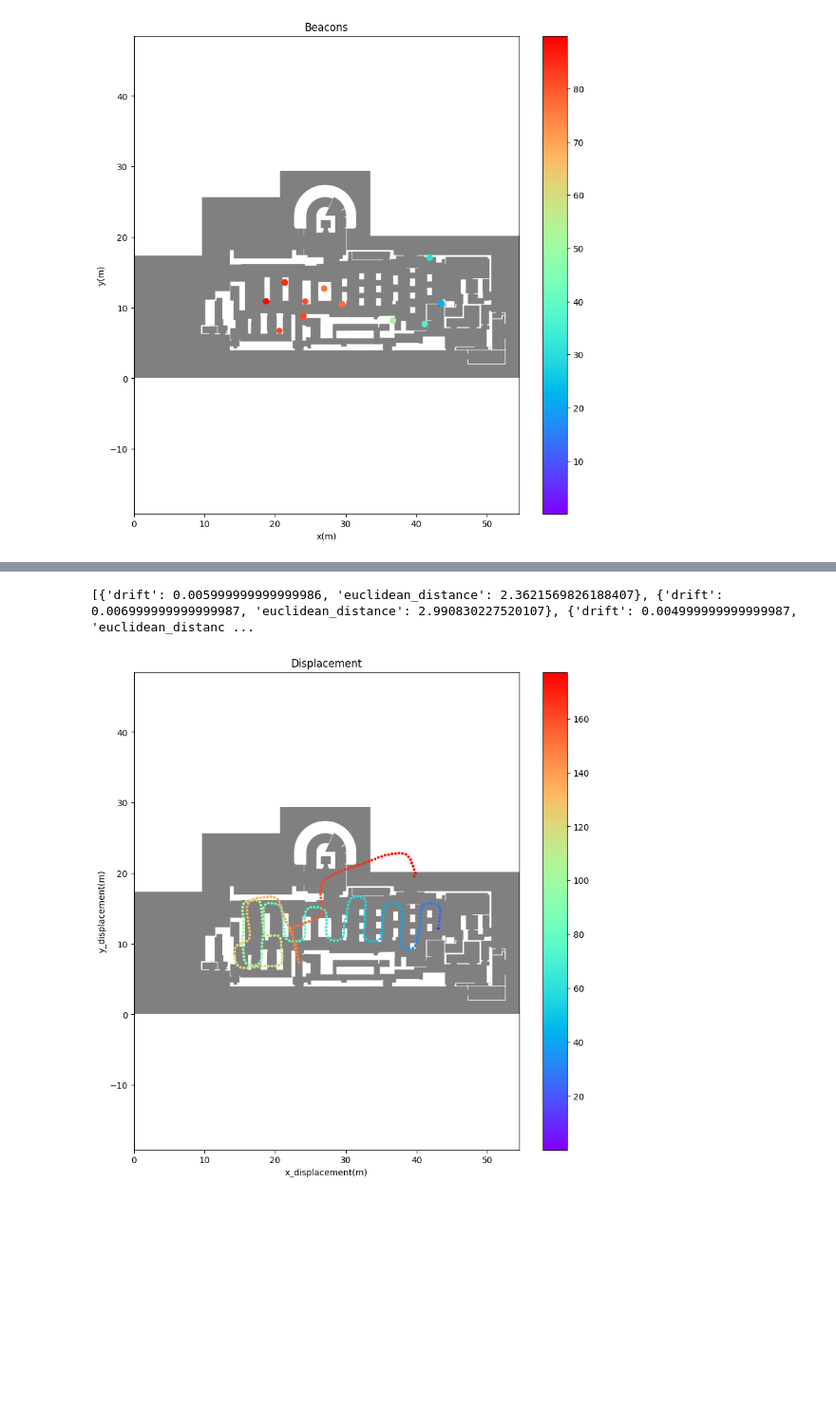
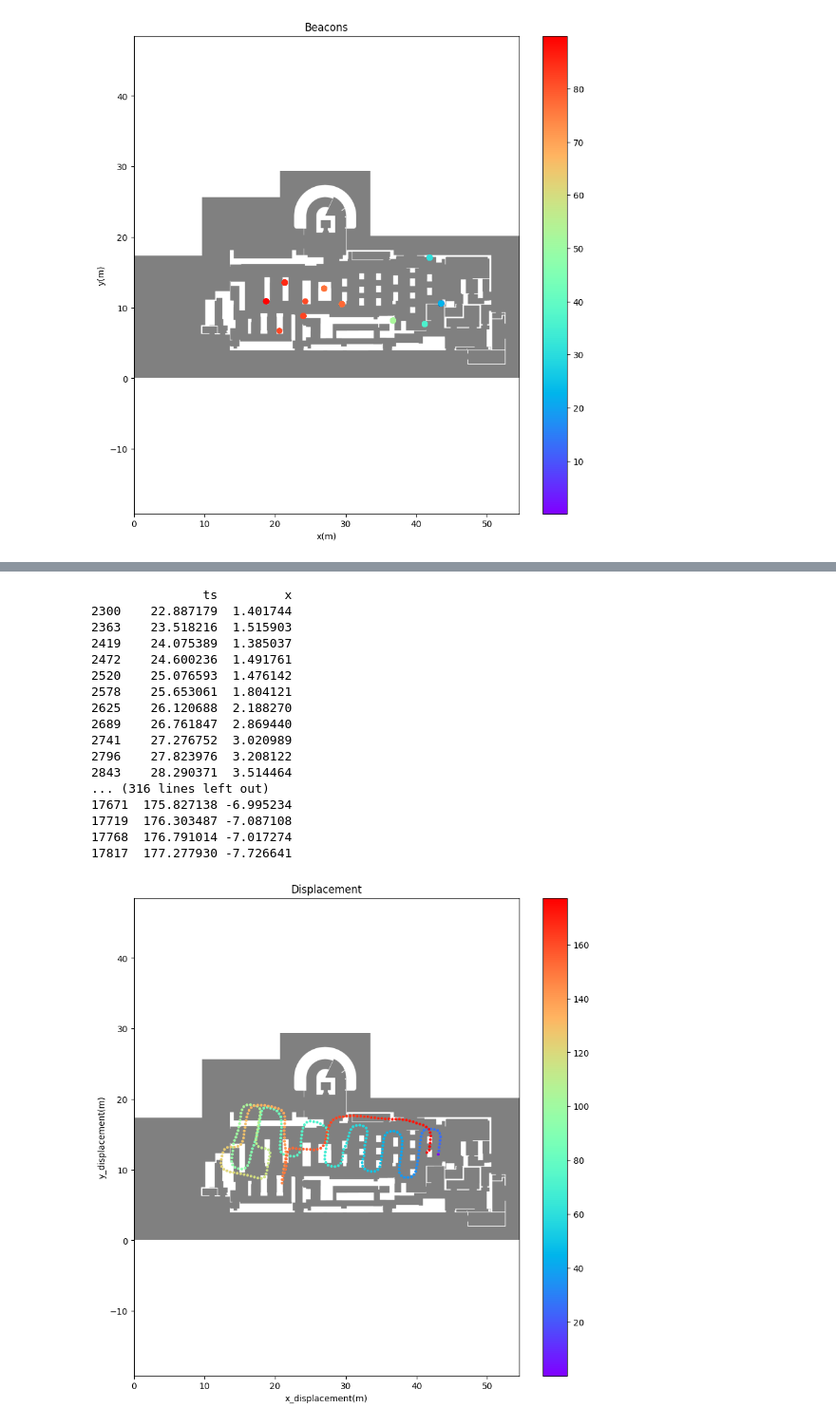
Before and after one commit to happy663/xDR-Challenge-2023-EvaalAPI-server-access, a Jupyter notebook: dataset/src/main_ble.ipynb, the cells around one changed output, grey strips where cells are left out. Shown at 95% size. Drawn from its saved outputs; the diff is of its cells as text; code cells hidden in the pictures; blank space fills up the shorter version.

```diff
--- a/dataset/src/main_ble.ipynb
+++ b/dataset/src/main_ble.ipynb
@@ -13,11 +13,12 @@ import matplotlib.pyplot as plt
 from scipy.spatial.transform import Rotation as R
 from PIL import Image
 
-plt.matplotlib.pyplot.rcParams['figure.figsize'] = (16.0, 6.0)
+plt.rcParams['figure.figsize'] = (16.0, 6.0)
 pd.set_option('display.max_rows', None)
 pd.set_option('display.max_columns', None)
 # %%
-LOG_FILE_PATH = "../trials/4_1_51.txt"
+# LOG_FILE_PATH = "../trials/Track5_second_evaluation_01_pdr.txt"
+LOG_FILE_PATH = "../trials/4_1_51_pdr.txt"
 GIS_BASE_PATH = "../gis/"
 BEACON_LIST_PATH = GIS_BASE_PATH + "beacon_list.csv"
 FLOOR_NAMES = ["FLU01", "FLU02", "FLD01"]
@@ -157,0 +224,3 @@ plt.show()
+# %%
+peaks, _ = find_peaks(acc['rolling_norm'], height=12)
+print(peaks)
@@ -158,12 +245,11 @@ plt.show()
 # %%
-
-gyro_in_step_timing = pd.DataFrame()
-gyro_in_step_timing = estimate.match_data(gyro, acc.ts[peaks])
-
 
 # ジャイロを積分して角度に変換
 angle_in_step_timing = pd.DataFrame()
-angle_in_step_timing= estimate.convert_to_peek_angle(gyro, acc, peaks)
+angle_in_step_timing= estimate.match_data(angle_df, acc.ts[peaks])
+
+
+
 
 plt.plot(angle_in_step_timing.ts, angle_in_step_timing['x'])
 plt.xlabel("timestamp (s)")
@@ -278,32 +403,50 @@ plt.show()
 # %%
+print(rotate_by_first_half_angle)
+
 optimal_drift_and_euclidean=estimate.search_optimal_drift_from_angle(rotate_by_first_half_angle,gt_ref)
 
 
-# first_time_remove_drift_angle= pd.DataFrame({
-    # "ts":rotate_by_first_half_angle.ts,
-    # "x":rotate_by_first_half_angle.x-optimal_drift_and_euclidean['drift']*(rotate_by_first_half_angle.ts-rotate_by_first_half_angle.ts.iloc[0])
-# })
-
 first_time_remove_drift_angle= pd.DataFrame({
     "ts":rotate_by_first_half_angle.ts,
-    "x":rotate_by_first_half_angle.x-0.002999999999999989*(rotate_by_first_half_angle.ts-rotate_by_first_half_angle.ts.iloc[0])
+    "x":rotate_by_first_half_angle.x-optimal_drift_and_euclidean['drift']*(rotate_by_first_half_angle.ts-rotate_by_first_half_angle.ts.iloc[0])
 })
+
+# first_time_remove_drift_angle= pd.DataFrame({
+#     "ts":rotate_by_first_half_angle.ts,
+#     "x":rotate_by_first_half_angle.x-0.002999999999999989*(rotate_by_first_half_angle.ts-rotate_by_first_half_angle.ts.iloc[0])
+# })
 
 
 first_time_remove_drift_angle_displacement = estimate.calculate_cumulative_displacement(
     first_time_remove_drift_angle.ts, first_time_remove_drift_angle['x'], 0.5, {"x": gt_ref.x[0], "y": gt_ref.y[0]},gt_ref['%time'][0])
 
 estimate.plot_map(map_dict,floor_name, dx, dy)
 plt.colorbar(
     plt.scatter(first_time_remove_drift_angle_displacement.x_displacement, first_time_remove_drift_angle_displacement.y_displacement,
                 c=first_time_remove_drift_angle_displacement.ts, cmap="rainbow",s=5))
 plt.xlabel("x_displacement(m)")
 plt.ylabel("y_displacement(m)")
 plt.title("Displacement")
 plt.show()
 # %% [output]
-[{'drift': 0.005999999999999986, 'euclidean_distance': 2.3621569826188407}, {'drift': 0.006999999999999987, 'euclidean_distance': 2.990830227520107}, {'drift': 0.004999999999999987, 'euclidean_distanc ...
+               ts         x
+2300    22.887179  1.401744
+2363    23.518216  1.515903
+2419    24.075389  1.385037
+2472    24.600236  1.491761
+2520    25.076593  1.476142
+2578    25.653061  1.804121
+2625    26.120688  2.188270
+2689    26.761847  2.869440
+2741    27.276752  3.020989
+2796    27.823976  3.208122
+2843    28.290371  3.514464
+... (316 lines left out)
+17671  175.827138 -6.995234
+17719  176.303487 -7.087108
+17768  176.791014 -7.017274
+17817  177.277930 -7.726641
-[figure, old version]
+[figure, new version]
 # %%
 # 軌跡全体の歩行軌跡の座標と強いBLEビーコンの位置座標の距離が最小になる角度を探索見つける
 overall_strong_blescans= estimate.filter_strong_blescans(blescans,blescans.tail(1)['ts'].values[0],-76)
```
Also changed, not shown: parts of 13 cells of this notebook, 24 other files.
